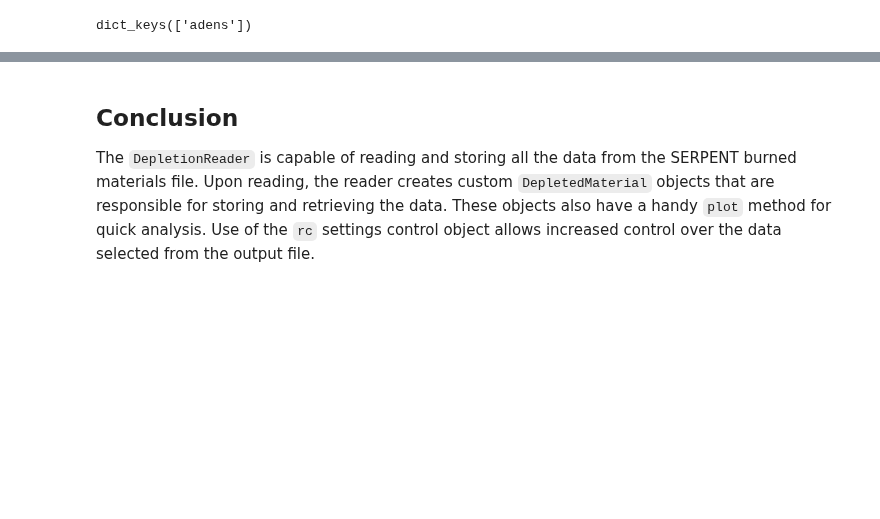
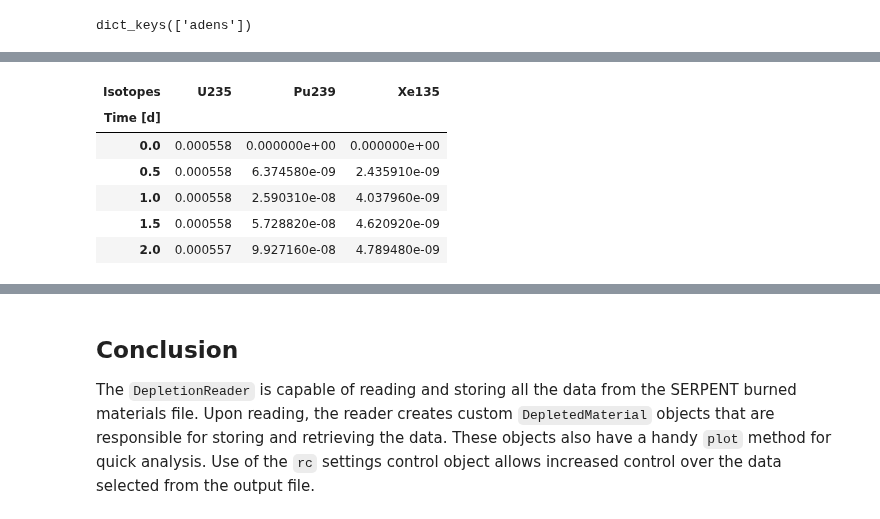
Before and after one commit to CORE-GATECH-GROUP/serpent-tools, a Jupyter notebook: examples/DepletionReader.ipynb, the cells around one changed output, grey strips where cells are left out. Drawn from its saved outputs; the diff is of its cells as text; code cells hidden in the pictures; blank space fills up the shorter version.

Commit message:
DOC Update depletion notebooks with toDataFrame

```diff
--- a/examples/DepletionReader.ipynb
+++ b/examples/DepletionReader.ipynb
@@ -183,0 +187,10 @@ dict_keys(['adens'])
+# %%
+fuel.toDataFrame("adens", names=["U235", "Pu239", "Xe135"]).head()
+# %% [output]
+| Isotopes | U235 | Pu239 | Xe135 |
+| Time [d] |  |  |  |
+| 0.0 | 0.000558 | 0.000000e+00 | 0.000000e+00 |
+| 0.5 | 0.000558 | 6.374580e-09 | 2.435910e-09 |
+| 1.0 | 0.000558 | 2.590310e-08 | 4.037960e-09 |
+| 1.5 | 0.000558 | 5.728820e-08 | 4.620920e-09 |
+| 2.0 | 0.000557 | 9.927160e-08 | 4.789480e-09 |
```
Also changed, not shown: parts of 3 cells of this notebook, 1 other file.
